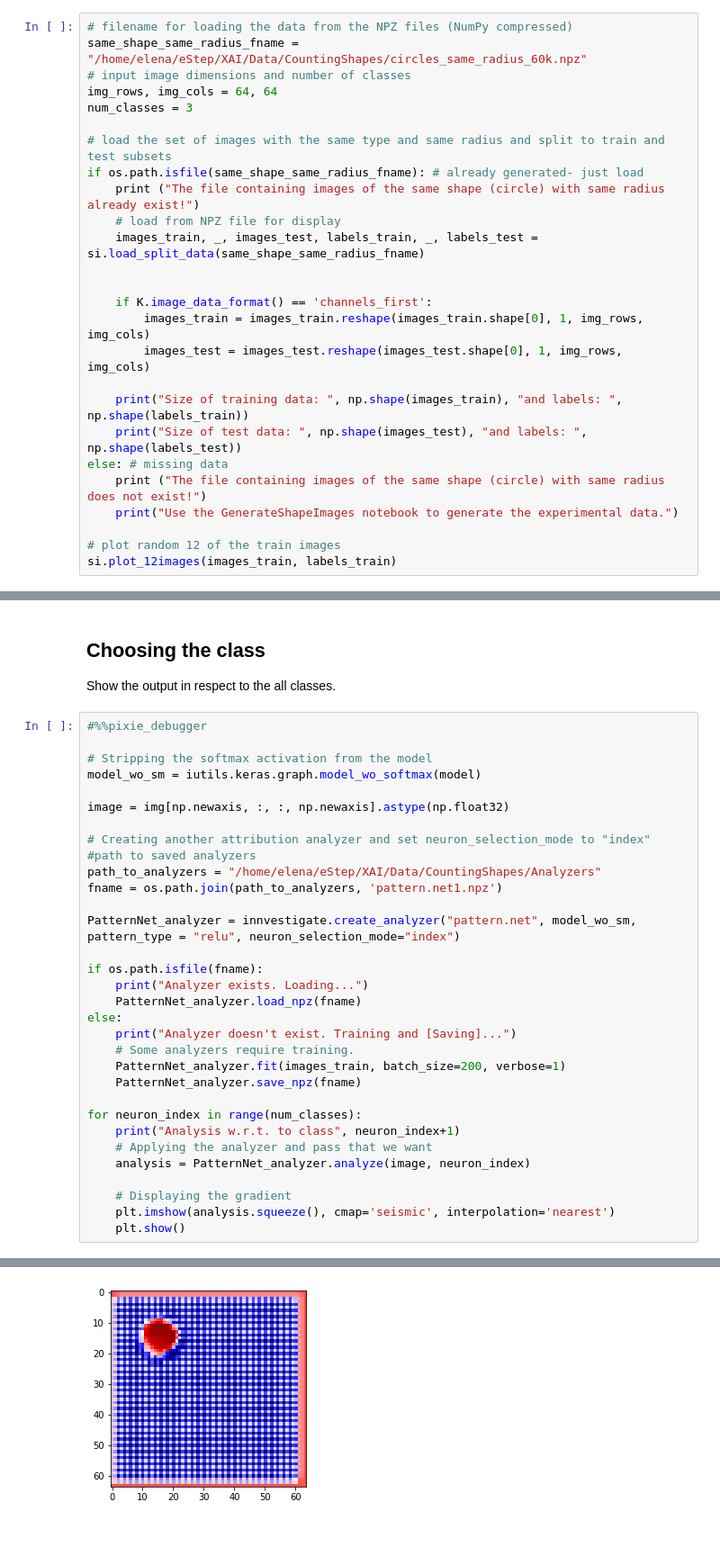
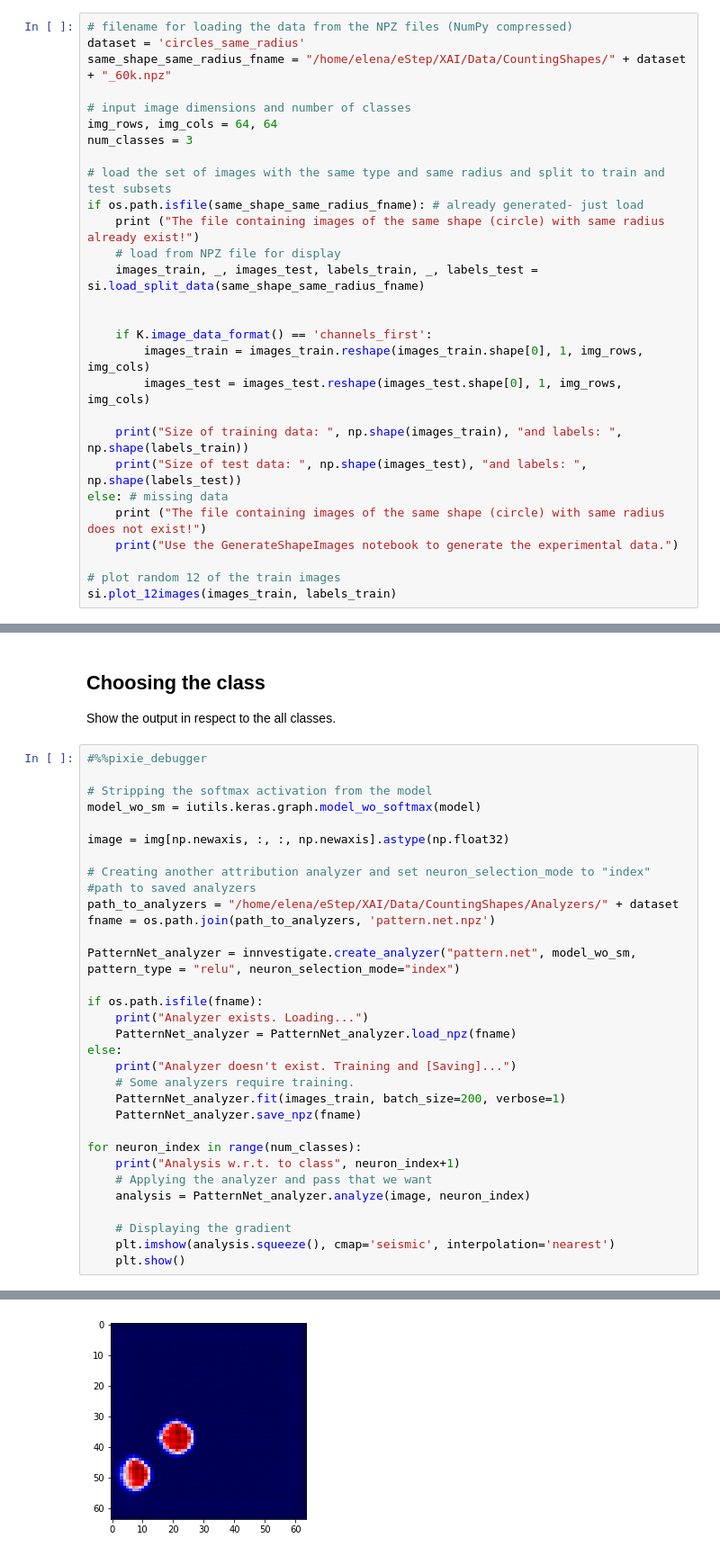
Before and after one commit to NLeSC/XAI, a Jupyter notebook: Software/CNNcountDemo/Model1SingleImageSingleMethod.ipynb, the cells around one changed output, grey strips where cells are left out. Shown at 90% size. Cells and saved outputs as stored; diff of their text form.

```diff
--- a/Software/CNNcountDemo/Model1SingleImageSingleMethod.ipynb
+++ b/Software/CNNcountDemo/Model1SingleImageSingleMethod.ipynb
@@ -46,7 +45,9 @@ Pixiedust database opened successfully
 Load the dataset and keep some images from the test set for the analysis.
 # %%
 # filename for loading the data from the NPZ files (NumPy compressed)
-same_shape_same_radius_fname = "/home/elena/eStep/XAI/Data/CountingShapes/circles_same_radius_60k.npz"
+dataset = 'circles_same_radius'
+same_shape_same_radius_fname = "/home/elena/eStep/XAI/Data/CountingShapes/" + dataset + "_60k.npz"
+
 # input image dimensions and number of classes
 img_rows, img_cols = 64, 64
 num_classes = 3
@@ -135,14 +136,14 @@ image = img[np.newaxis, :, :, np.newaxis].astype(np.float32)
 
 # Creating another attribution analyzer and set neuron_selection_mode to "index"
 #path to saved analyzers
-path_to_analyzers = "/home/elena/eStep/XAI/Data/CountingShapes/Analyzers"
-fname = os.path.join(path_to_analyzers, 'pattern.net1.npz')
+path_to_analyzers = "/home/elena/eStep/XAI/Data/CountingShapes/Analyzers/" + dataset
+fname = os.path.join(path_to_analyzers, 'pattern.net.npz')
 
 PatternNet_analyzer = innvestigate.create_analyzer("pattern.net", model_wo_sm, pattern_type = "relu", neuron_selection_mode="index")
 
 if os.path.isfile(fname):
     print("Analyzer exists. Loading...")
-    PatternNet_analyzer.load_npz(fname)
+    PatternNet_analyzer = PatternNet_analyzer.load_npz(fname)
 else:
     print("Analyzer doesn't exist. Training and [Saving]...")
     # Some analyzers require training.
@@ -166,3 +165,3 @@ Analysis w.r.t. to class 1
 Analysis w.r.t. to class 2
-[figure, old version]
+[figure, new version]
 Analysis w.r.t. to class 3
```
Also changed, not shown: parts of 4 cells of this notebook, 2 other files.
